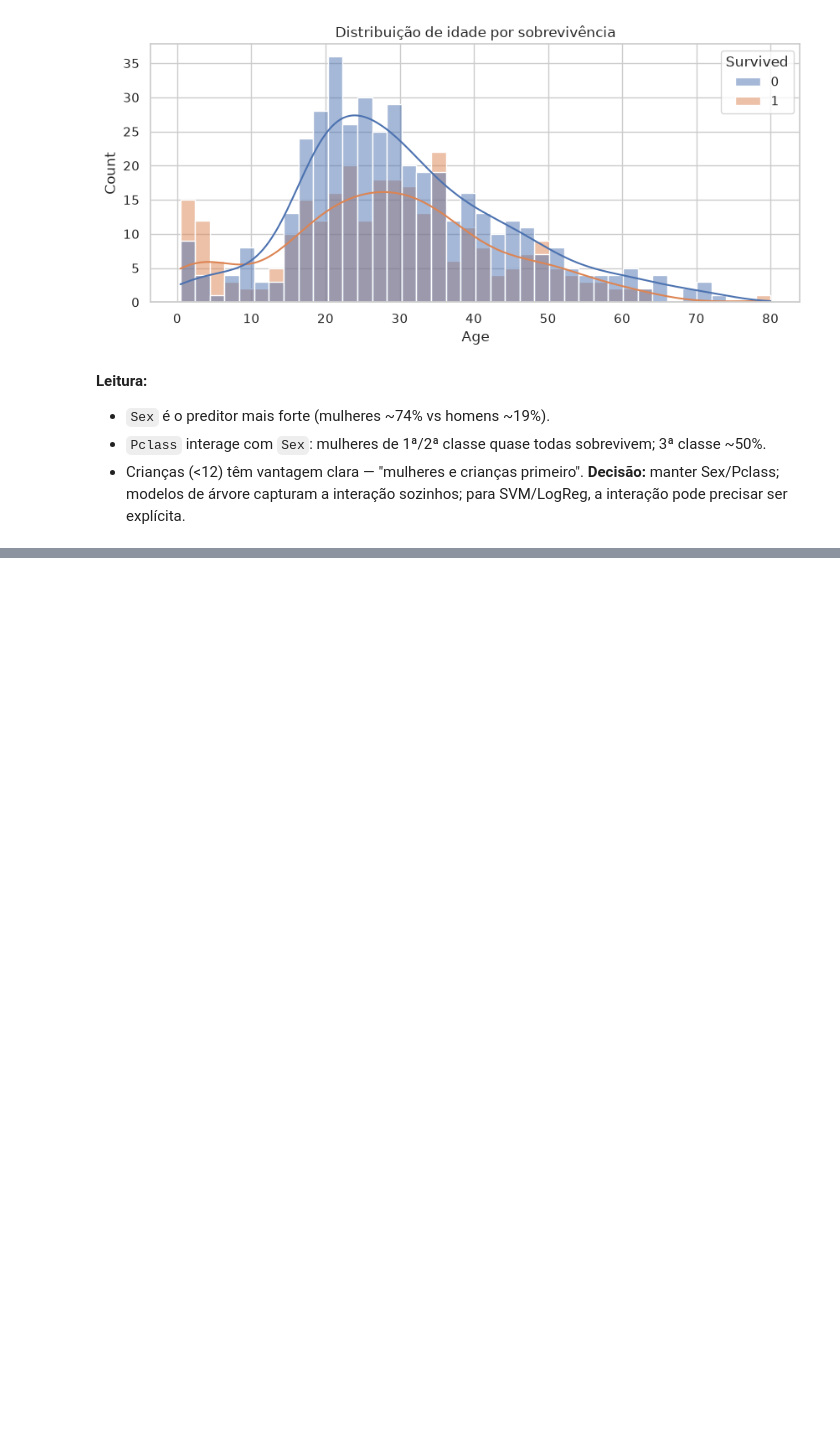
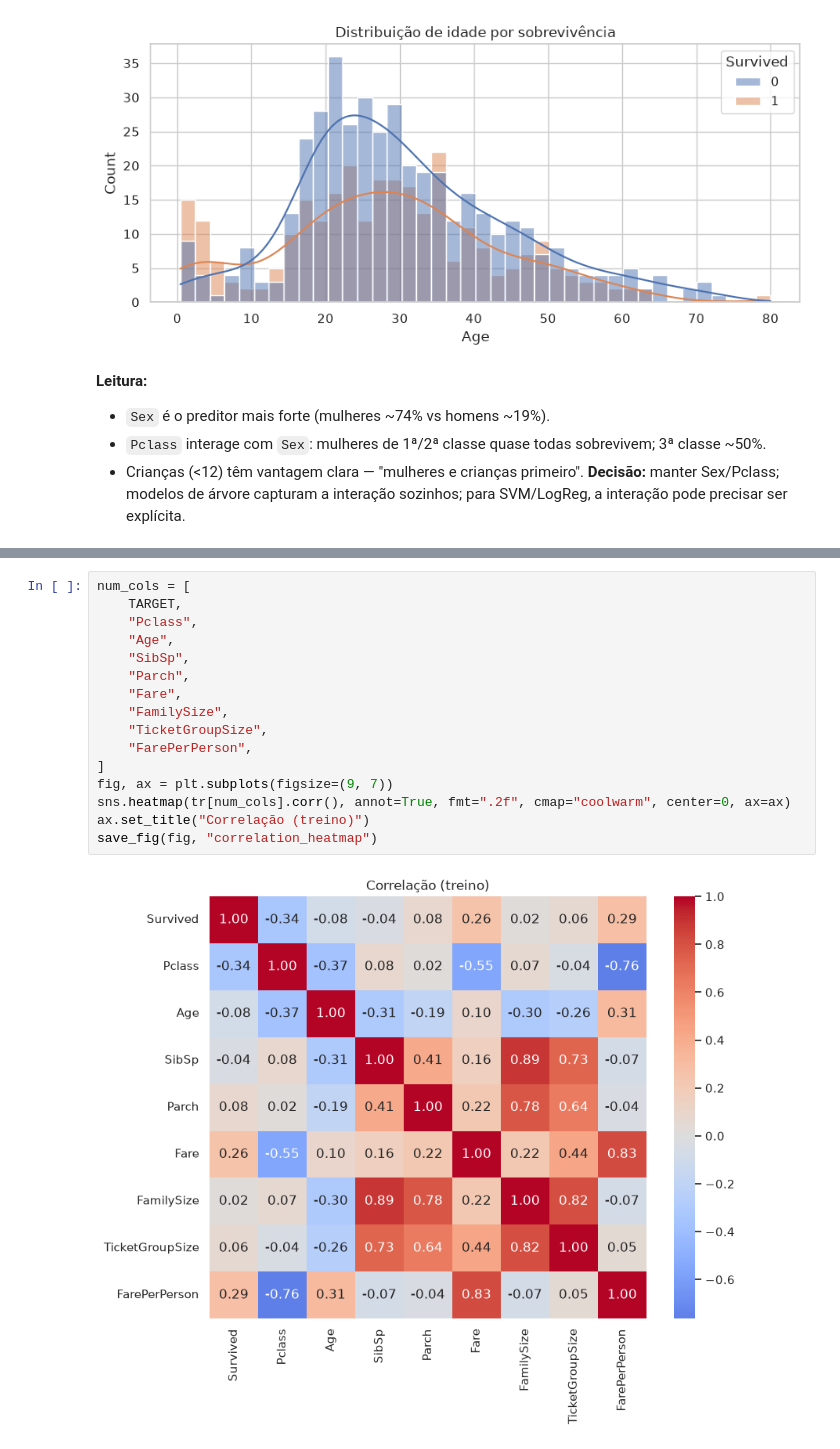
Before and after one commit to RToyoyama/titanic-duelo-final, a Jupyter notebook: notebooks/01_eda.ipynb, the cells around one changed output, grey strips where cells are left out. Drawn from its saved outputs; the diff is of its cells as text; blank space fills up the shorter version.

```diff
--- a/notebooks/01_eda.ipynb
+++ b/notebooks/01_eda.ipynb
@@ -134,0 +259,18 @@ survival_table(train.assign(AgeBand=age_bands), "AgeBand")
+# %%
+num_cols = [
+    TARGET,
+    "Pclass",
+    "Age",
+    "SibSp",
+    "Parch",
+    "Fare",
+    "FamilySize",
+    "TicketGroupSize",
+    "FarePerPerson",
+]
+fig, ax = plt.subplots(figsize=(9, 7))
+sns.heatmap(tr[num_cols].corr(), annot=True, fmt=".2f", cmap="coolwarm", center=0, ax=ax)
+ax.set_title("Correlação (treino)")
+save_fig(fig, "correlation_heatmap")
+# %% [output]
+[figure, added]
```
Also changed, not shown: parts of 8 cells of this notebook, 1 other file.
